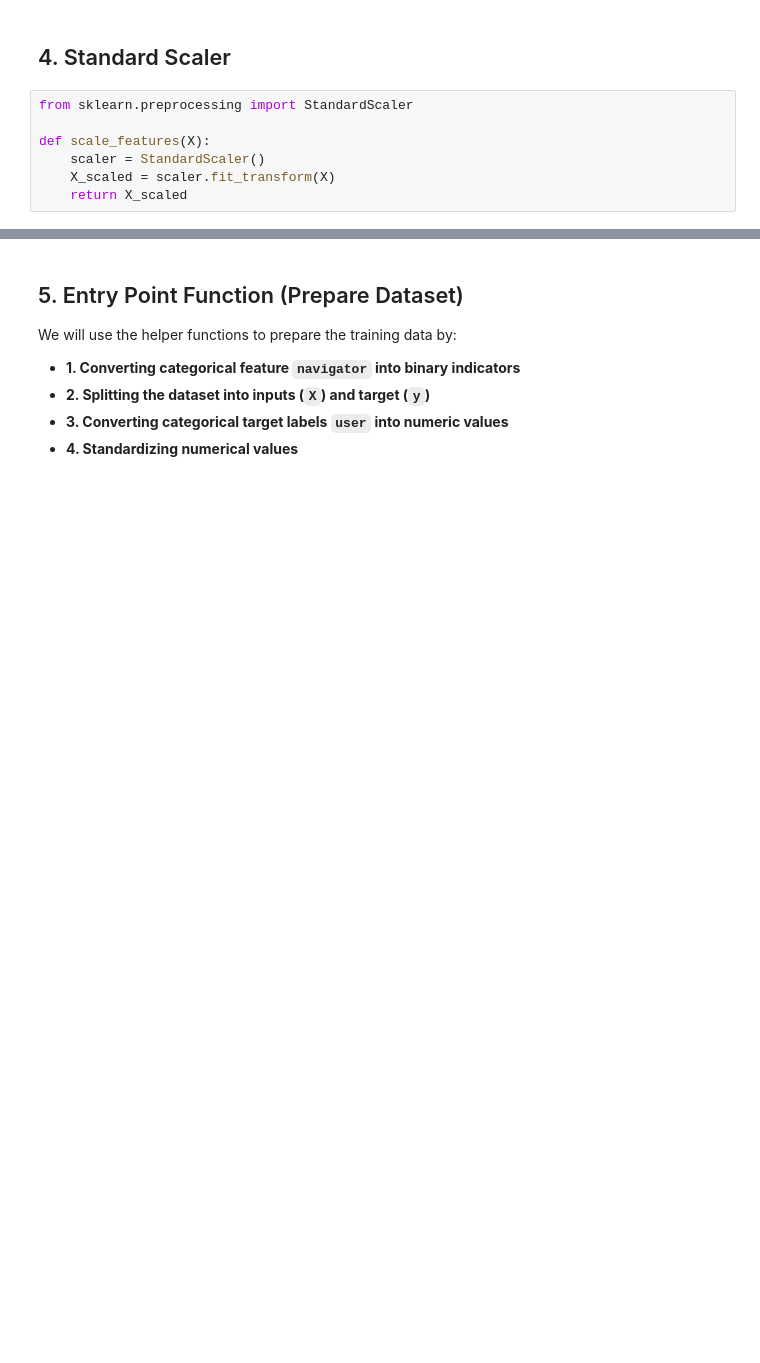
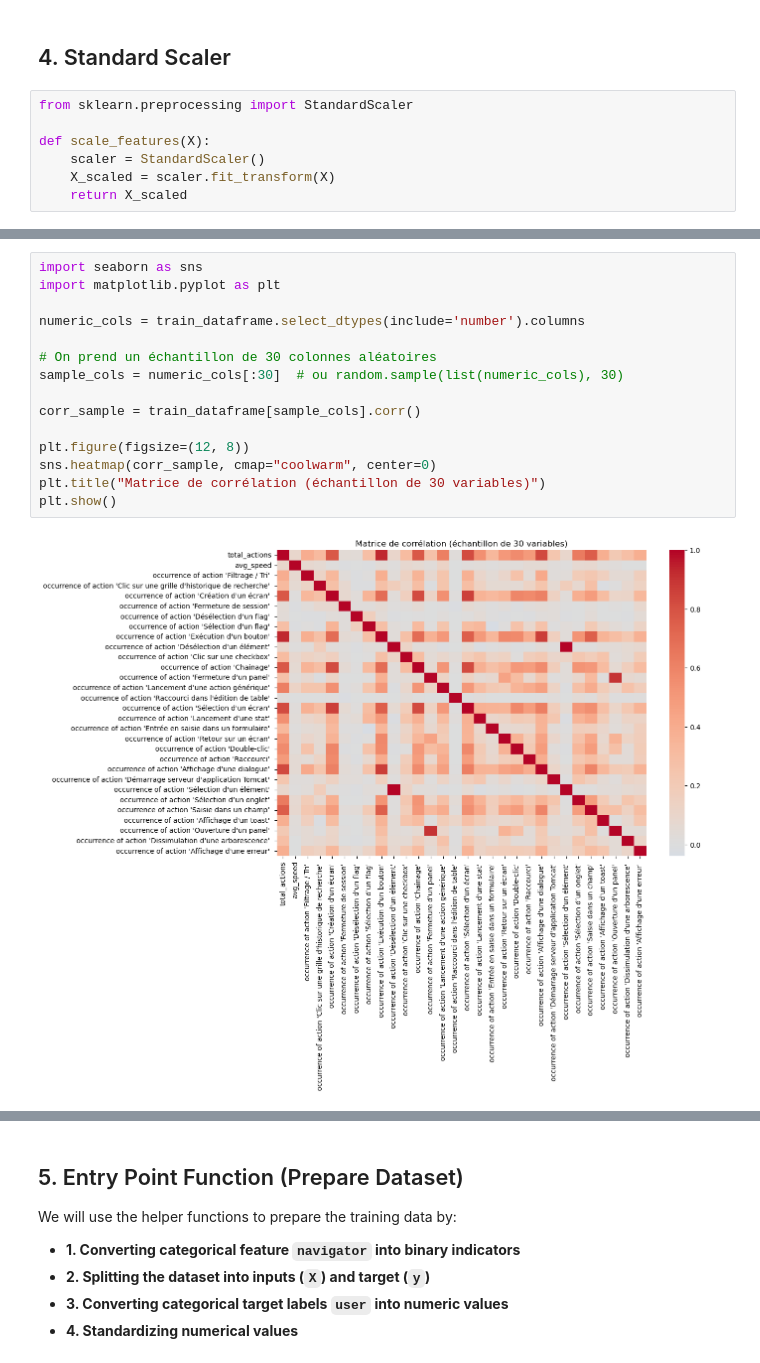
Before and after one commit to antara-walid/Qui-utilise-mon-appli-Challenge, a Jupyter notebook: QuiUtiliseMonAppliChallenge.ipynb, the cells around one changed output, grey strips where cells are left out. Drawn from its saved outputs; the diff is of its cells as text; blank space fills up the shorter version.

```diff
--- a/QuiUtiliseMonAppliChallenge.ipynb
+++ b/QuiUtiliseMonAppliChallenge.ipynb
@@ -83,0 +134,17 @@ def scale_features(X):
+# %%
+import seaborn as sns
+import matplotlib.pyplot as plt
+
+numeric_cols = train_dataframe.select_dtypes(include='number').columns
+
+# On prend un échantillon de 30 colonnes aléatoires
+sample_cols = numeric_cols[:30]  # ou random.sample(list(numeric_cols), 30)
+
+corr_sample = train_dataframe[sample_cols].corr()
+
+plt.figure(figsize=(12, 8))
+sns.heatmap(corr_sample, cmap="coolwarm", center=0)
+plt.title("Matrice de corrélation (échantillon de 30 variables)")
+plt.show()
+# %% [output]
+[figure, added]
```
Also changed, not shown: parts of 20 cells of this notebook, 1 other file.
